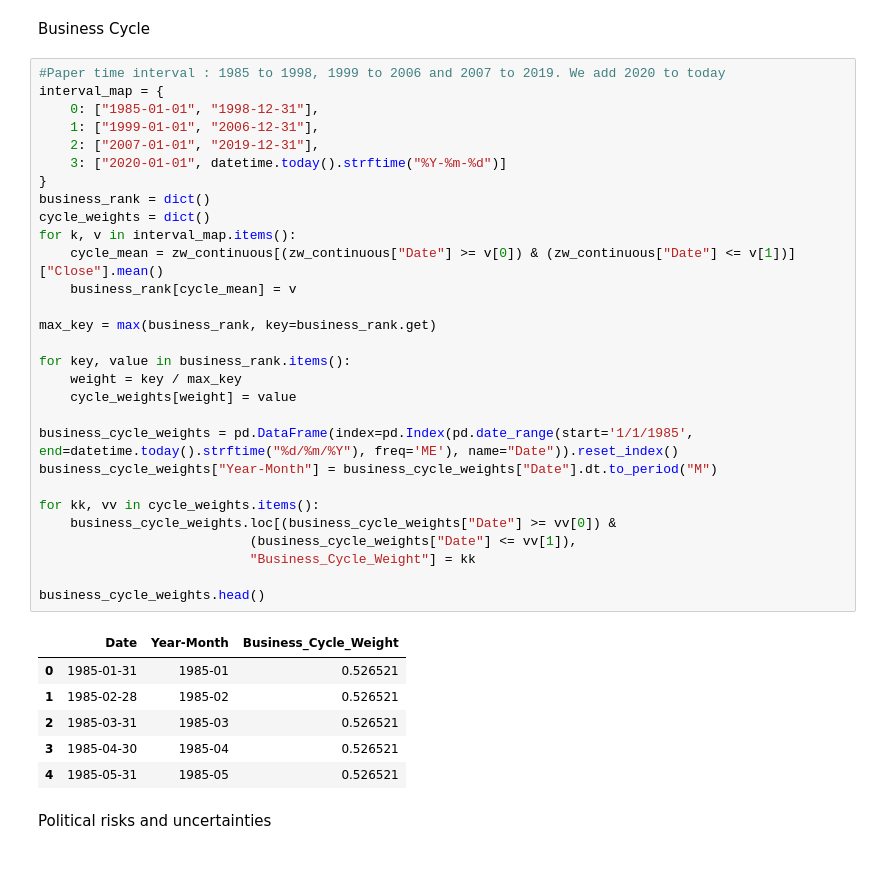
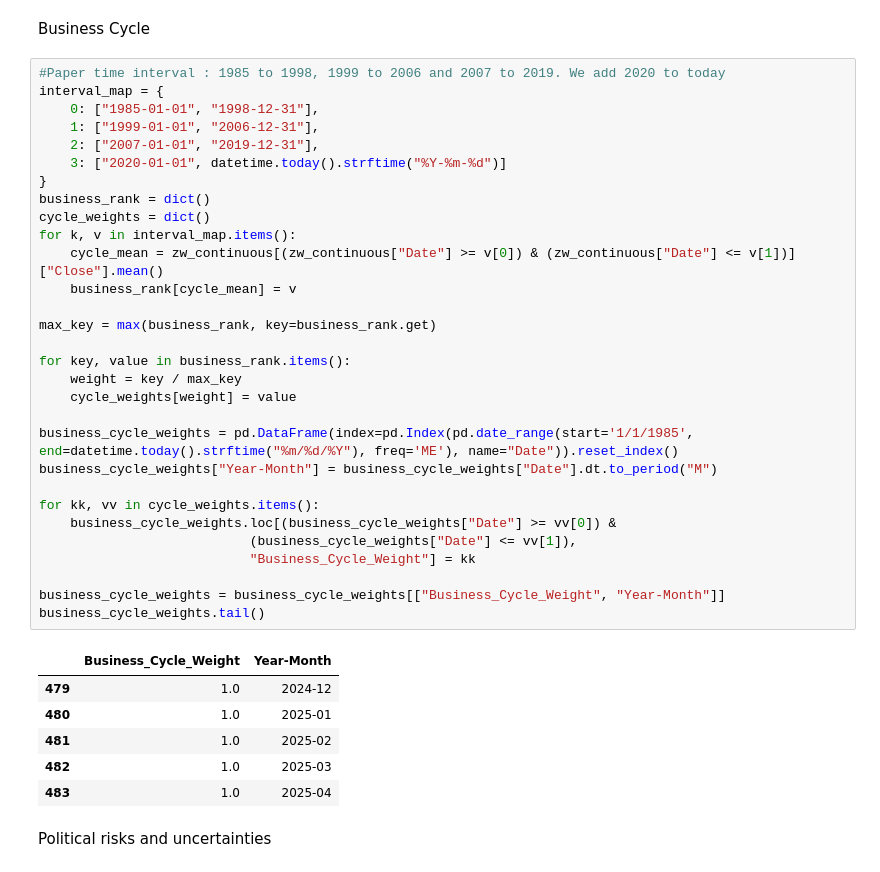
Before and after one commit to aleexv6/WheatPriceModel, a Jupyter notebook: dataset.ipynb, the cells around one changed output. Saved outputs shown, nothing was run; the diff lists cells and outputs as text.

```diff
--- a/dataset.ipynb
+++ b/dataset.ipynb
@@ -232,39 +264,40 @@ Business Cycle
 # %%
 #Paper time interval : 1985 to 1998, 1999 to 2006 and 2007 to 2019. We add 2020 to today
 interval_map = {
     0: ["1985-01-01", "1998-12-31"],
     1: ["1999-01-01", "2006-12-31"],
     2: ["2007-01-01", "2019-12-31"],
     3: ["2020-01-01", datetime.today().strftime("%Y-%m-%d")]
 }
 business_rank = dict()
 cycle_weights = dict()
 for k, v in interval_map.items():
     cycle_mean = zw_continuous[(zw_continuous["Date"] >= v[0]) & (zw_continuous["Date"] <= v[1])]["Close"].mean()
     business_rank[cycle_mean] = v
 
 max_key = max(business_rank, key=business_rank.get)
 
 for key, value in business_rank.items():
     weight = key / max_key
     cycle_weights[weight] = value
 
-business_cycle_weights = pd.DataFrame(index=pd.Index(pd.date_range(start='1/1/1985', end=datetime.today().strftime("%d/%m/%Y"), freq='ME'), name="Date")).reset_index()
+business_cycle_weights = pd.DataFrame(index=pd.Index(pd.date_range(start='1/1/1985', end=datetime.today().strftime("%m/%d/%Y"), freq='ME'), name="Date")).reset_index()
 business_cycle_weights["Year-Month"] = business_cycle_weights["Date"].dt.to_period("M")
 
 for kk, vv in cycle_weights.items():
     business_cycle_weights.loc[(business_cycle_weights["Date"] >= vv[0]) &
                            (business_cycle_weights["Date"] <= vv[1]),
                            "Business_Cycle_Weight"] = kk
 
-business_cycle_weights.head()
+business_cycle_weights = business_cycle_weights[["Business_Cycle_Weight", "Year-Month"]]
+business_cycle_weights.tail()
 # %% [output]
-|  | Date | Year-Month | Business_Cycle_Weight |
-| 0 | 1985-01-31 | 1985-01 | 0.526521 |
-| 1 | 1985-02-28 | 1985-02 | 0.526521 |
-| 2 | 1985-03-31 | 1985-03 | 0.526521 |
-| 3 | 1985-04-30 | 1985-04 | 0.526521 |
-| 4 | 1985-05-31 | 1985-05 | 0.526521 |
+|  | Business_Cycle_Weight | Year-Month |
+| 479 | 1.0 | 2024-12 |
+| 480 | 1.0 | 2025-01 |
+| 481 | 1.0 | 2025-02 |
+| 482 | 1.0 | 2025-03 |
+| 483 | 1.0 | 2025-04 |
 # %% [markdown]
 Political risks and uncertainties
 # %%
```
Also changed, not shown: parts of 17 cells of this notebook, 1 other file.
